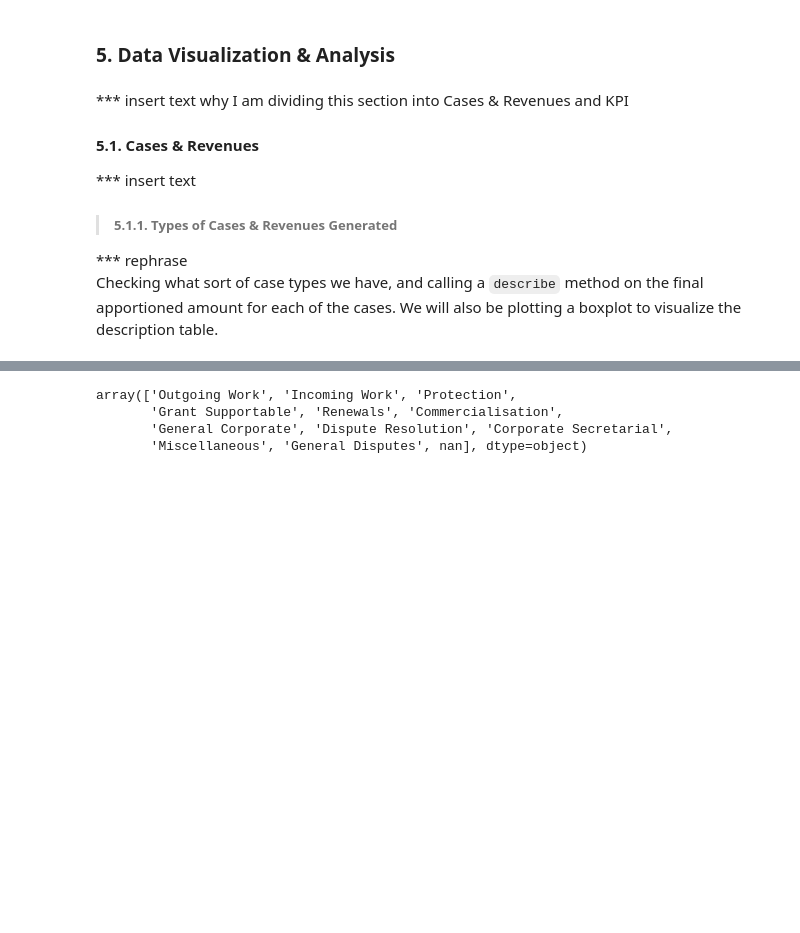
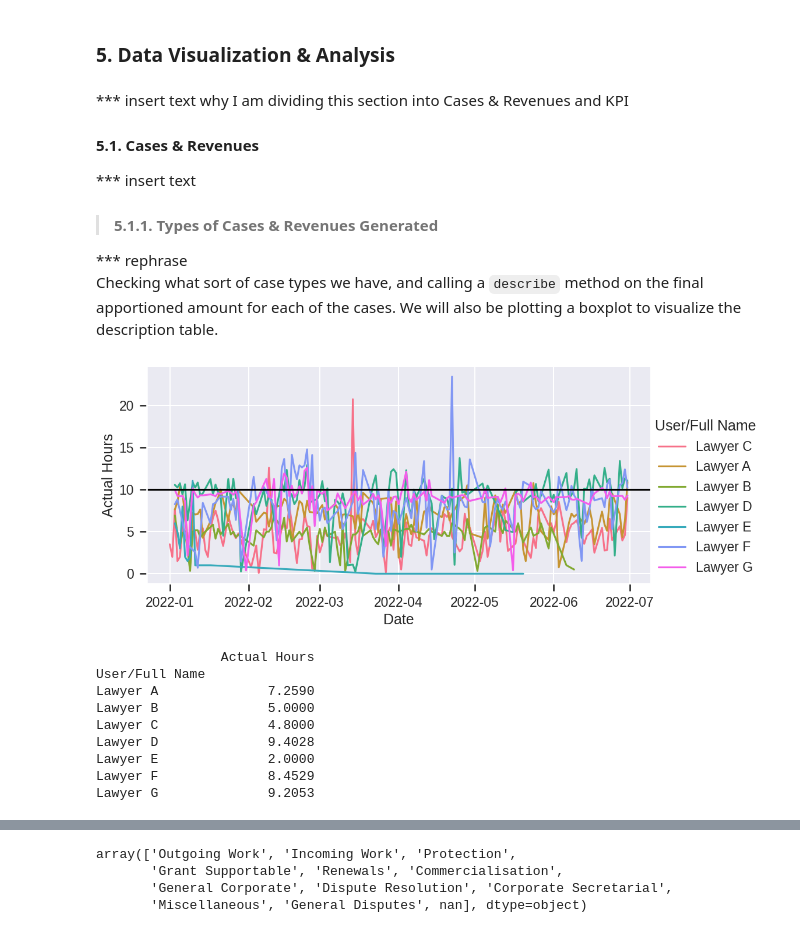
Before and after one commit to snek5/4gia-datachallenge, a Jupyter notebook: 4_gia.ipynb, the cells around one changed output, grey strips where cells are left out. Saved outputs shown, nothing was run; the diff lists cells and outputs as text; code cells hidden in the pictures; blank space fills up the shorter version.

```diff
--- a/4_gia.ipynb
+++ b/4_gia.ipynb
@@ -165,6 +166,31 @@ hours.head()
 *** insert text
 
 
-> ##### 5.1.1. Types of Cases & Revenues Generated
+> #### 5.1.1. Types of Cases & Revenues Generated
 *** rephrase \
 Checking what sort of case types we have, and calling a `describe` method on the final apportioned amount for each of the cases. We will also be plotting a boxplot to visualize the description table.
+# %%
+sns.relplot(data = hours,
+            x = 'Date',
+            y = 'Actual Hours',
+            kind = 'line',
+            aspect = 2,
+            ci = None,
+            hue = 'User/Full Name')
+plt.axhline(y = 10,
+            color = 'black',
+            linestyle = '-')
+plt.show()
+
+print(hours.groupby('User/Full Name').agg({'Actual Hours' : 'median'}))
+# %% [output]
+[figure, added]
+                Actual Hours
+User/Full Name
+Lawyer A              7.2590
+Lawyer B              5.0000
+Lawyer C              4.8000
+Lawyer D              9.4028
+Lawyer E              2.0000
+Lawyer F              8.4529
+Lawyer G              9.2053
```
Also changed, not shown: parts of 24 cells of this notebook, 1 other file.
